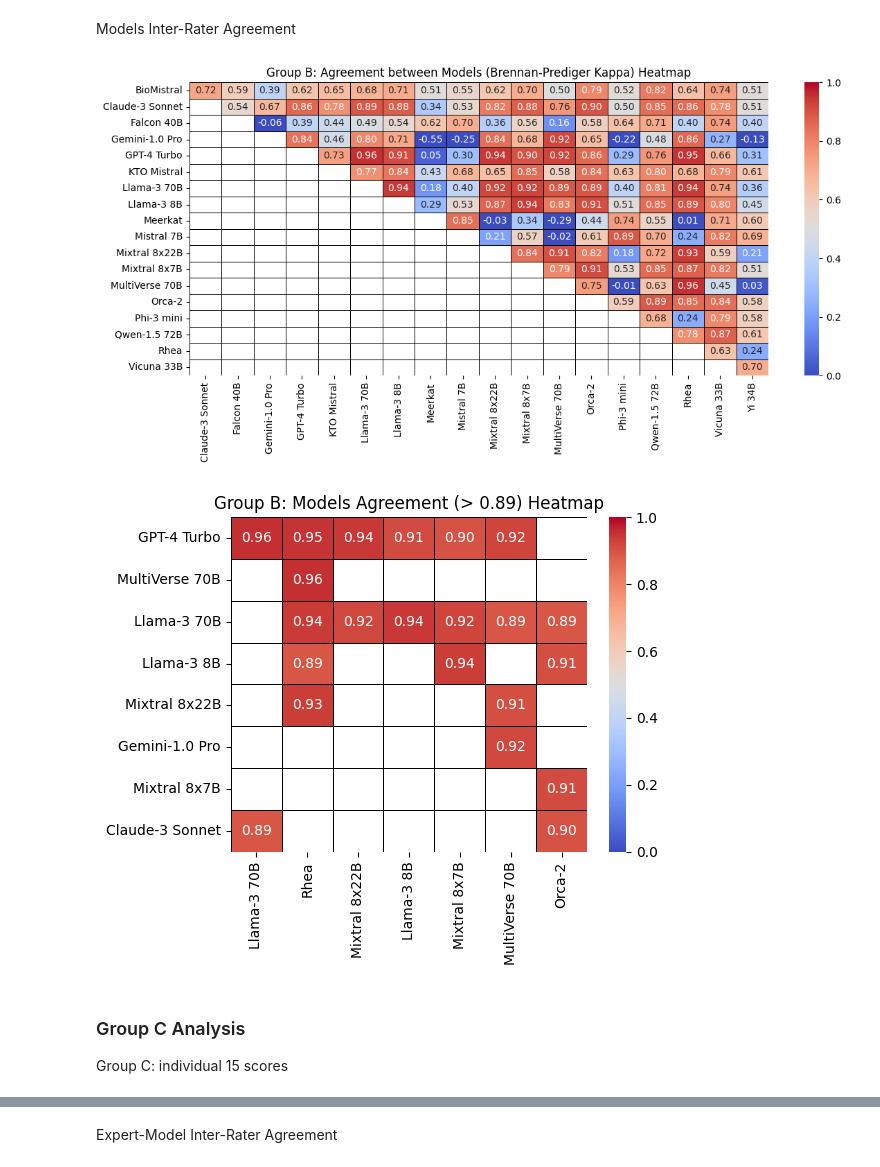
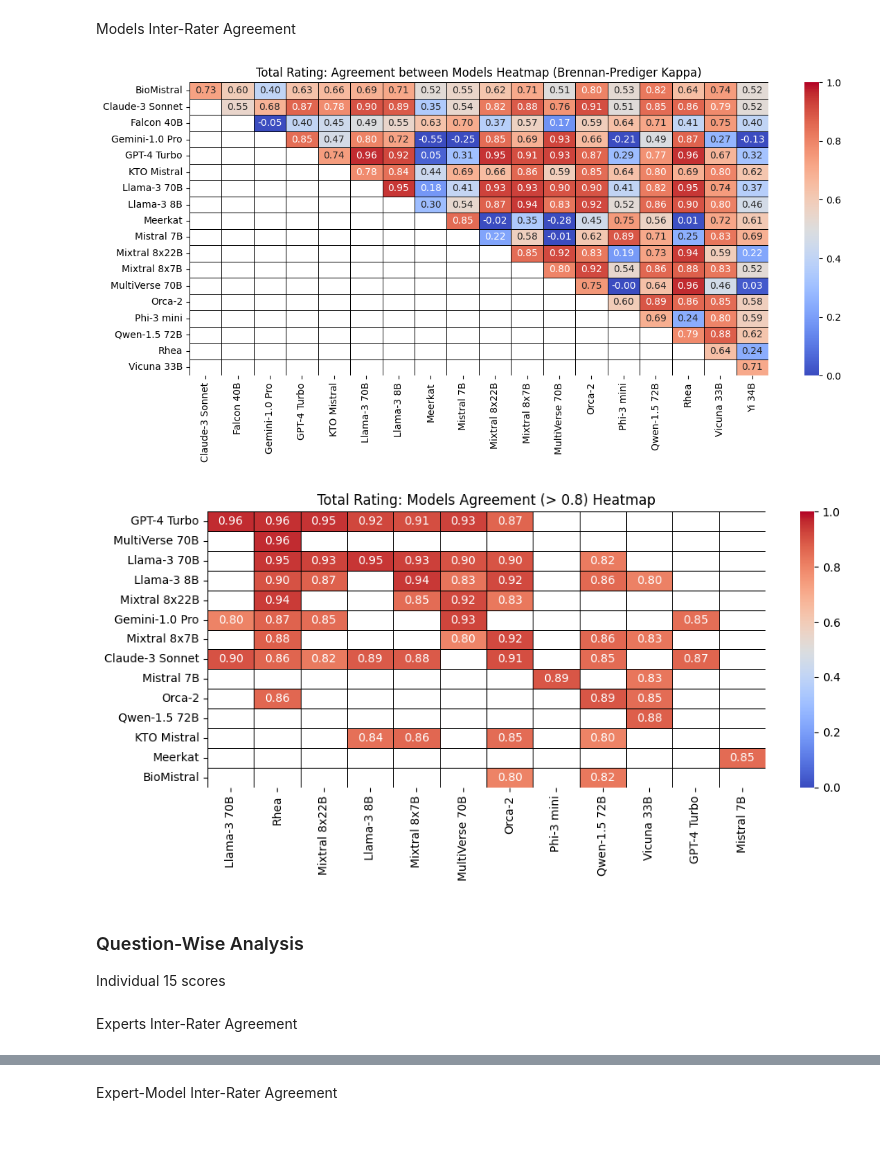
Before and after one commit to mm-khalil1/Evaluate_Medical_Video_Credibility_Using_LLMs, a Jupyter notebook: Results_Analysis/all_LLMs_plots_and_statistics.ipynb, the cells around one changed output, grey strips where cells are left out. Cells and saved outputs as stored; diff of their text form; code cells hidden in the pictures; blank space fills up the shorter version.

```diff
--- a/Results_Analysis/all_LLMs_plots_and_statistics.ipynb
+++ b/Results_Analysis/all_LLMs_plots_and_statistics.ipynb
@@ -227,8 +302,6 @@ for model_name, model_file in model_names_and_files.items():
     groupB_df = process_model_group(model_name, model_df, groupB_df,
                                             questions_to_sum=MODEL_15_SCORE_COLUMNS)
 
-    groupC_df = process_model_group(model_name, model_df, groupC_df)
-
 print("Group A shape:", groupA_df.shape)
 groupA_df.head(2)
 # %% [output]
@@ -367,4 +429,5 @@ Group B: Total scores out of 75.
 # %%
-topic_name = 'Group B'
+topic_name = 'Total Rating'
 categories = list(range(15,76))
 agreement_coef = "Brennan-Prediger Kappa"
+weights_type = 'quadratic'
@@ -385,10 +457,2 @@ Gwet's AC2              0.963800
 # %% [markdown]
 #### Descriptive Statistics
-# %%
-if 'Expert1' in groupB_df.columns and 'Expert2' in groupB_df.columns:
-    groupB_df.drop(columns=['Expert1', 'Expert2'], inplace=True)
-statB_df = groupB_df.describe().round(2).T
-columns_to_convert_type = ['count', 'min', 'max']
-statB_df[columns_to_convert_type] = statB_df[columns_to_convert_type].astype(int)
-statB_df.rename_axis('Model', axis=1, inplace=True)
-statB_df
@@ -456,15 +527,15 @@ stat_groupB_df.round(2)
 Models Inter-Rater Agreement
 # %%
 models_agreementB_df = plot_models_agreement_heatmap(groupB_df, model_names,
-                                                     categories, agreement_coef,
+                                                     categories, agreement_coef, weights_type,
                                                      topic_name, figsize=(12,6))
 # %% [output]
-[figure, old version]
+[figure, new version]
 # %%
-model_agreements_gt_per(models_agreementB_df, 0.89, topic_name, figsize=(6, 5))
+model_agreements_gt_x_percent(models_agreementB_df, 0.8, topic_name, figsize=(10, 5))
 # %% [output]
-[figure, old version]
+[figure, new version]
 # %% [markdown]
-### Group C Analysis
-Group C: individual 15 scores
+### Question-Wise Analysis
+Individual 15 scores
 # %%
@@ -474 +544,3 @@ agreement_coef = "Brennan-Prediger Kappa"
+# %% [markdown]
+Experts Inter-Rater Agreement
 # %%
```
Also changed, not shown: parts of 40 cells of this notebook, 1 other file.
